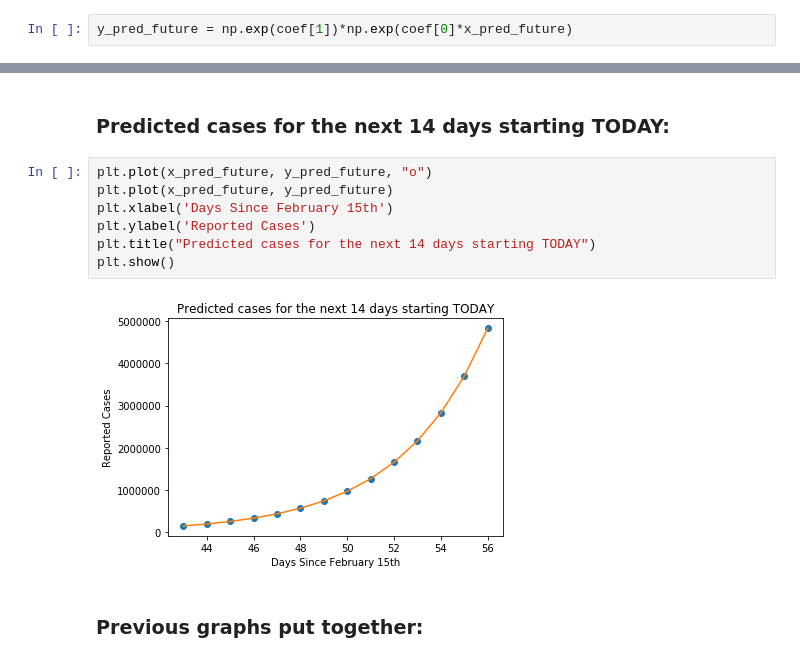
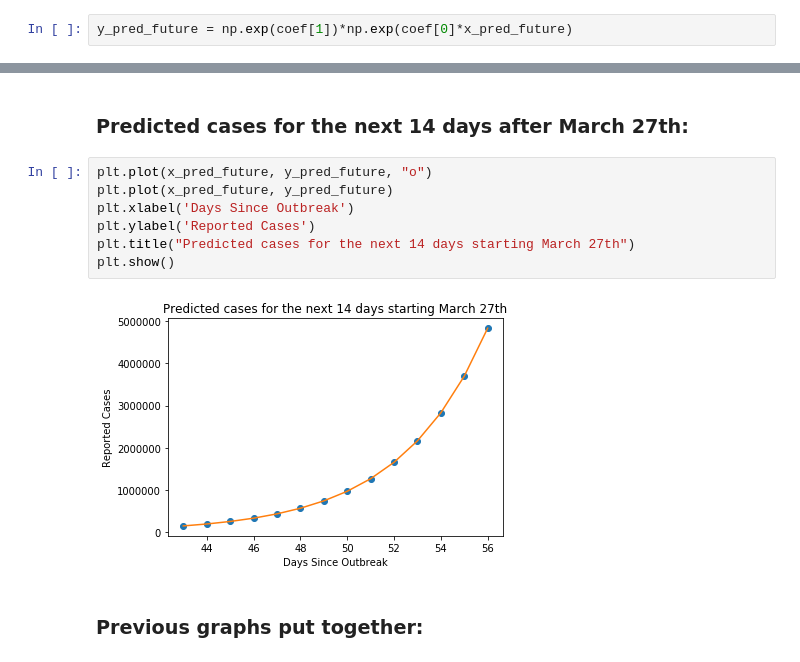
Before and after one commit to miguelgd54/Corona-Virus-Case-Prediction, a Jupyter notebook: Corona/Corona Virus.ipynb, the cells around one changed output, grey strips where cells are left out. Saved outputs shown, nothing was run; the diff lists cells and outputs as text.

```diff
--- a/Corona/Corona Virus.ipynb
+++ b/Corona/Corona Virus.ipynb
@@ -46,14 +44,14 @@ plt.show()
 # %% [markdown]
-### Predicted cases for the next 14 days starting TODAY:
+### Predicted cases for the next 14 days after March 27th:
 # %%
 plt.plot(x_pred_future, y_pred_future, "o")
 plt.plot(x_pred_future, y_pred_future)
-plt.xlabel('Days Since February 15th')
+plt.xlabel('Days Since Outbreak')
 plt.ylabel('Reported Cases')
-plt.title("Predicted cases for the next 14 days starting TODAY")
+plt.title("Predicted cases for the next 14 days starting March 27th")
 plt.show()
 # %% [output]
-[figure, old version]
+[figure, new version]
 # %% [markdown]
 ### Previous graphs put together:
 # %%
```
Also changed, not shown: parts of 6 cells of this notebook.
